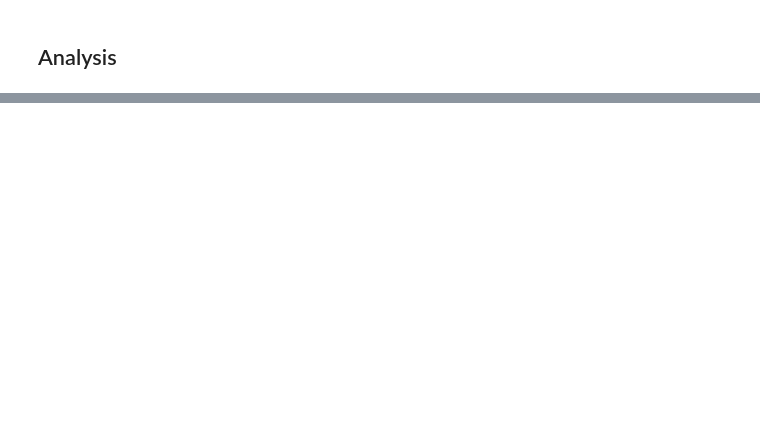
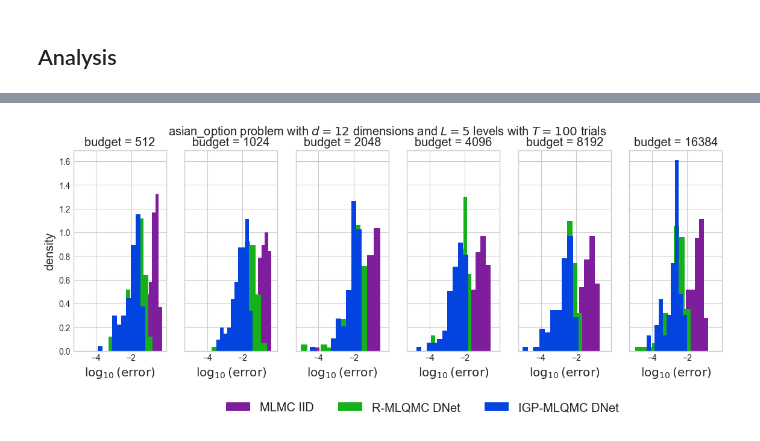
Before and after one commit to sandialabs/mlqmcpy, a Jupyter notebook: examples/budgeted_comparison_analytic.ipynb, the cells around one changed output, grey strips where cells are left out. Saved outputs shown, nothing was run; the diff lists cells and outputs as text; code cells hidden in the pictures; blank space fills up the shorter version.

```diff
--- a/examples/budgeted_comparison_analytic.ipynb
+++ b/examples/budgeted_comparison_analytic.ipynb
@@ -174,0 +176,14 @@ for j in range(2):
+# %%
+fig,ax = pyplot.subplots(nrows=1,ncols=len(max_budgets),figsize=(WIDTH,WIDTH/len(max_budgets)+2),sharex=True,sharey=True)
+for j in range(len(max_budgets)):
+    for i,name in enumerate(names):
+        ax[j].hist(np.log10(true_errors[i,j]),label=name,density=True,bins=10)
+    ax[j].set_xlabel(r"$\log_{10}(\mathrm{error})$",fontsize="x-large")
+    ax[j].set_title("budget = %d"%max_budgets[j],fontsize="x-large")
+ax[0].legend(frameon=False,fontsize="x-large",ncol=len(names),bbox_to_anchor=(6,-.2))
+ax[0].set_ylabel("density",fontsize="x-large")
+fig.suptitle(r"%s problem with $d = %d$ dimensions and $L = %d$ levels with $T=%d$ trials"%(problem.__name__,dimension,num_levels,trials),fontsize="x-large")
+fig.tight_layout()
+#ax[0].set_xscale("log",base=10)
+fig.savefig(datafile+".densities.pdf",transparent=True,bbox_inches="tight")
+# %% [output]
@@ -175,3 +192,4 @@ for j in range(2):
+[figure, added]
 # %%
 fig,ax = pyplot.subplots(nrows=len(max_budgets),ncols=1,figsize=(WIDTH/3,WIDTH*len(max_budgets)/3),sharex=True,sharey=True)
 for i,name in enumerate(names):
```
Also changed, not shown: parts of 5 cells of this notebook, 5 other files.
